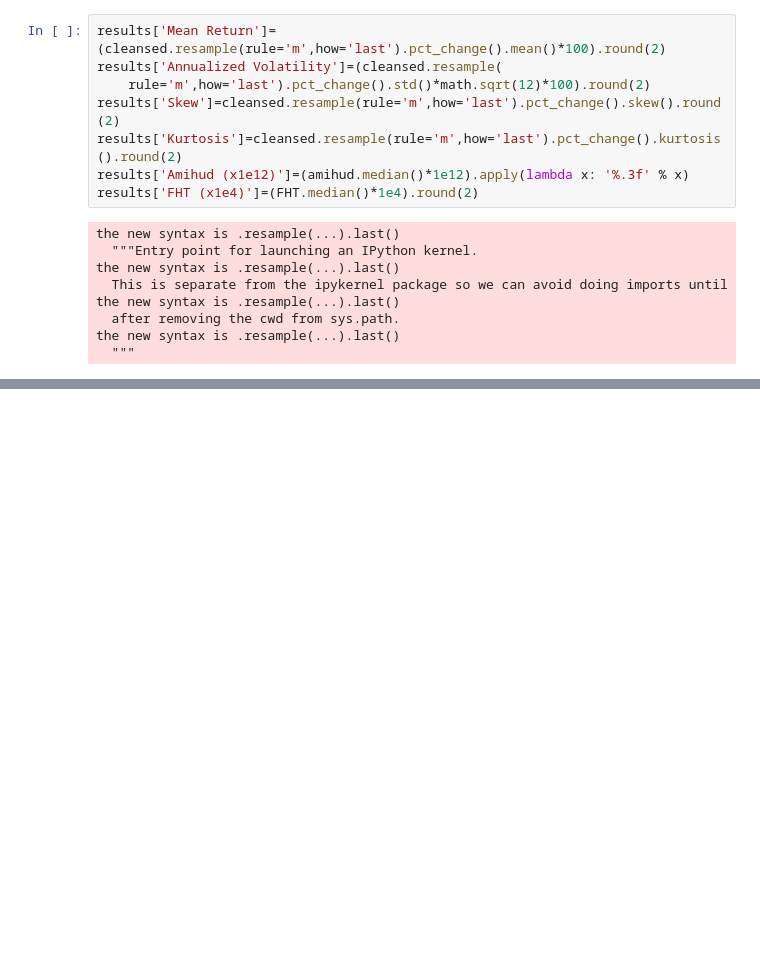
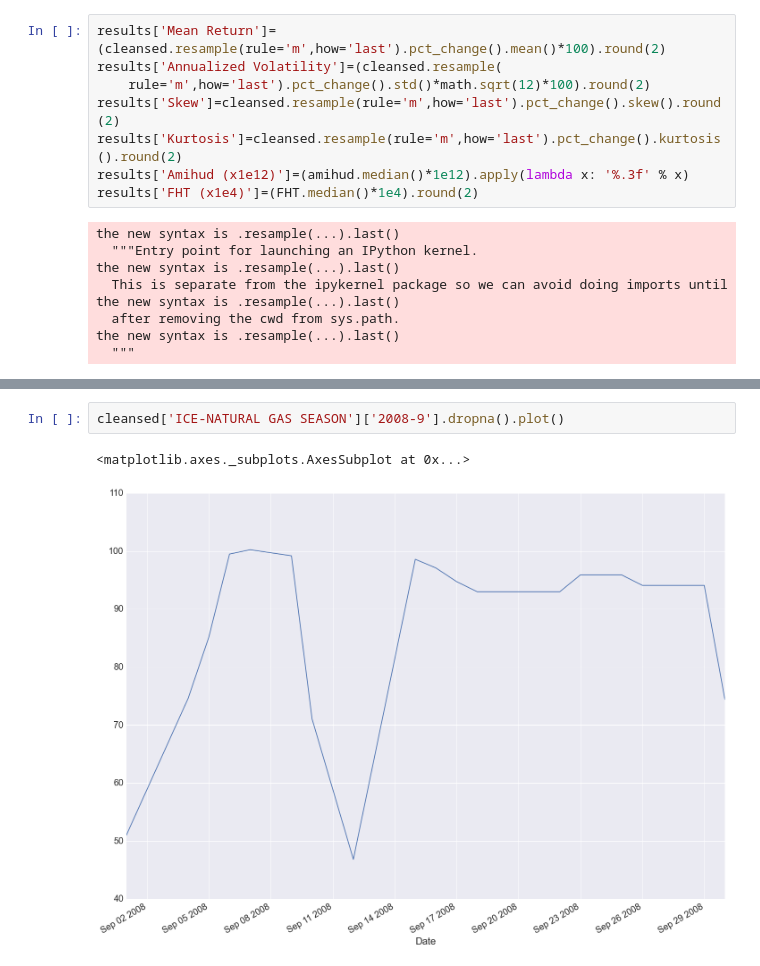
Before and after one commit to mrefermat/FinancePhD, a Jupyter notebook: LiquidityMomentum/Table 1- Summary Stats.ipynb, the cells around one changed output, grey strips where cells are left out. Saved outputs shown, nothing was run; the diff lists cells and outputs as text; blank space fills up the shorter version.

```diff
--- a/LiquidityMomentum/Table 1- Summary Stats.ipynb
+++ b/LiquidityMomentum/Table 1- Summary Stats.ipynb
@@ -122,0 +180,5 @@ ZCE-FLAT GLASS               &         0.49 &                  33.55 &  0.95 &
+# %%
+cleansed['ICE-NATURAL GAS SEASON']['2008-9'].dropna().plot()
+# %% [output]
+<matplotlib.axes._subplots.AxesSubplot at 0x...>
+[figure, added]
```
Also changed, not shown: parts of 9 cells of this notebook, 3 other files.
